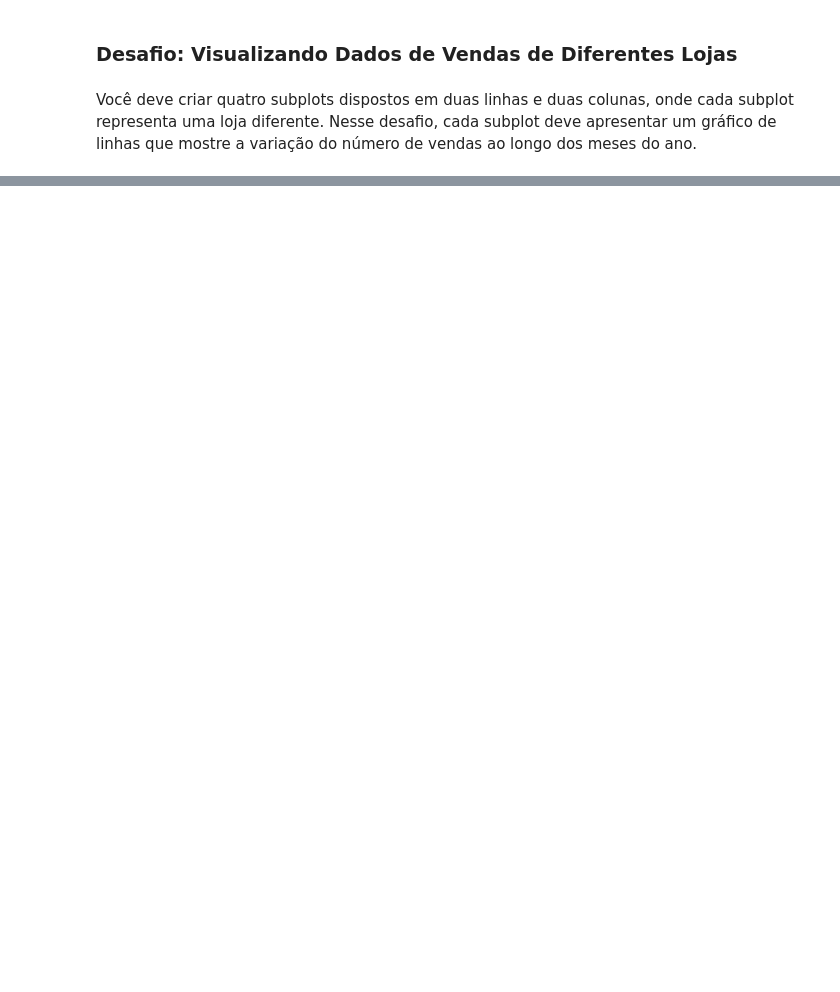
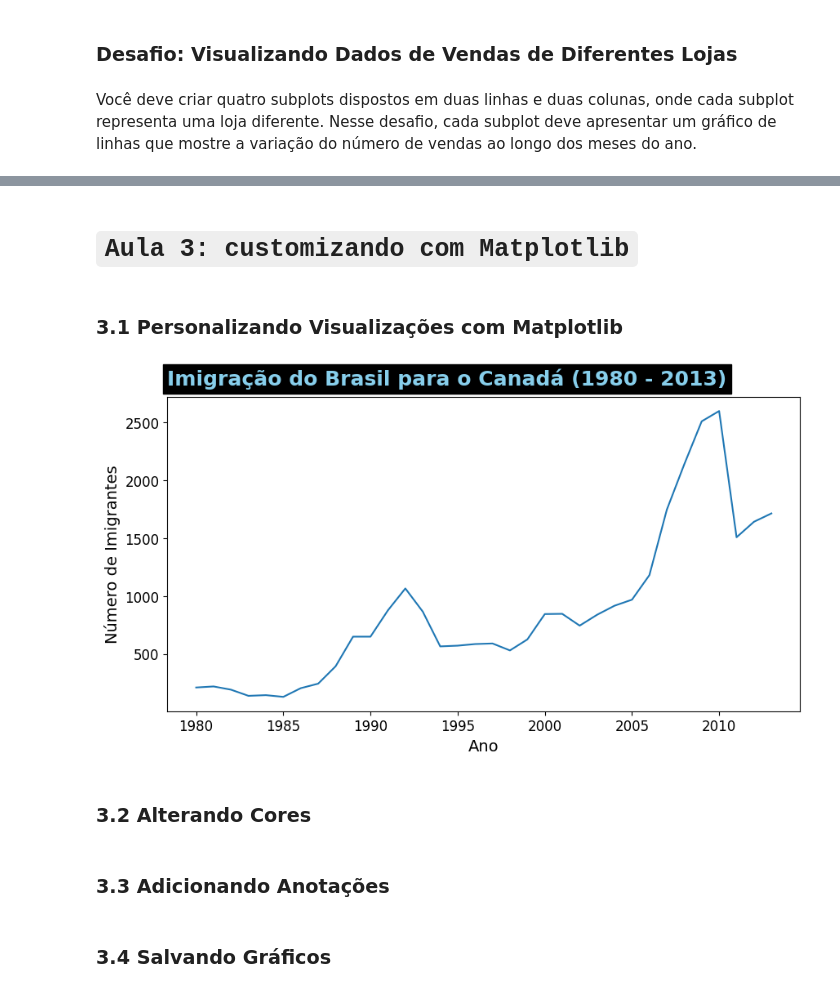
Before and after one commit to KaelDucatti/estudos-ds, a Jupyter notebook: data_visualization/01_criando_graficos_com_bibliotecas_py/classes.ipynb, the cells around one changed output, grey strips where cells are left out. Drawn from its saved outputs; the diff is of its cells as text; code cells hidden in the pictures; blank space fills up the shorter version.

```diff
--- a/data_visualization/01_criando_graficos_com_bibliotecas_py/classes.ipynb
+++ b/data_visualization/01_criando_graficos_com_bibliotecas_py/classes.ipynb
@@ -323,0 +259,37 @@ plt.show()
+# %% [markdown]
+# `Aula 3: customizando com Matplotlib`
+# %% [markdown]
+### 3.1 Personalizando Visualizações com Matplotlib
+# %%
+anos = list(range(1980, 2014, 5))
+
+ig, axs = plt.subplots(figsize=(10, 5))
+
+axs.plot(imigracao_br["Ano"].astype(int), imigracao_br["No_Imigrantes"])
+
+axs.set_title(
+    "Imigração do Brasil para o Canadá (1980 - 2013)",
+    fontdict={"fontsize": 18,
+              "fontweight": "bold",
+              "color": "skyblue",
+              "backgroundcolor": "black"},
+    loc="left",
+    pad=10
+
+)
+axs.set_xlabel("Ano", fontsize=14)
+axs.set_ylabel("Número de Imigrantes", fontsize=14)
+axs.set_xticks(anos)
+
+axs.xaxis.set_tick_params(labelsize=12)
+axs.yaxis.set_tick_params(labelsize=12)
+
+plt.show()
+# %% [output]
+[figure, added]
+# %% [markdown]
+### 3.2 Alterando Cores
+# %% [markdown]
+### 3.3 Adicionando Anotações
+# %% [markdown]
+### 3.4 Salvando Gráficos
```
Also changed, not shown: parts of 10 cells of this notebook.
